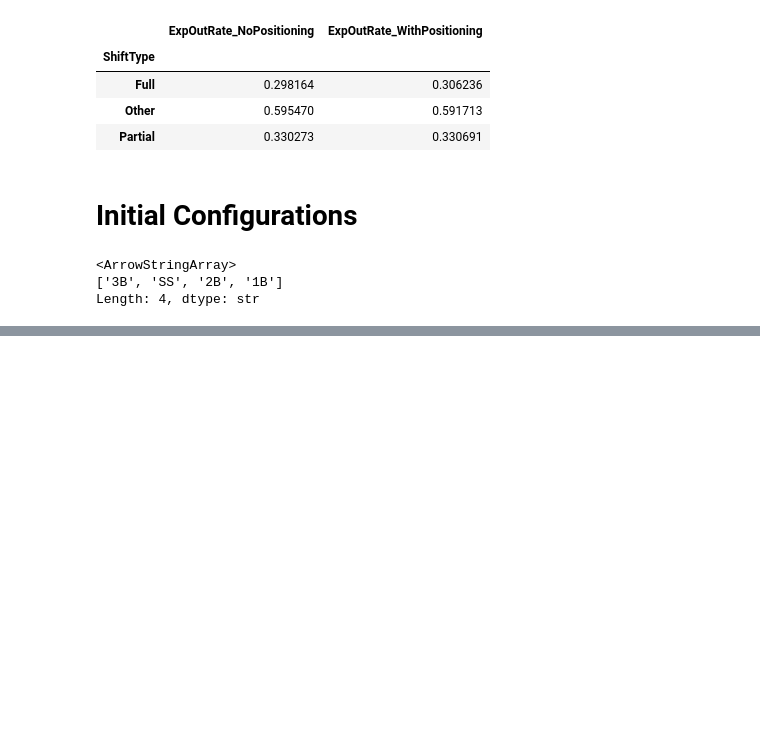
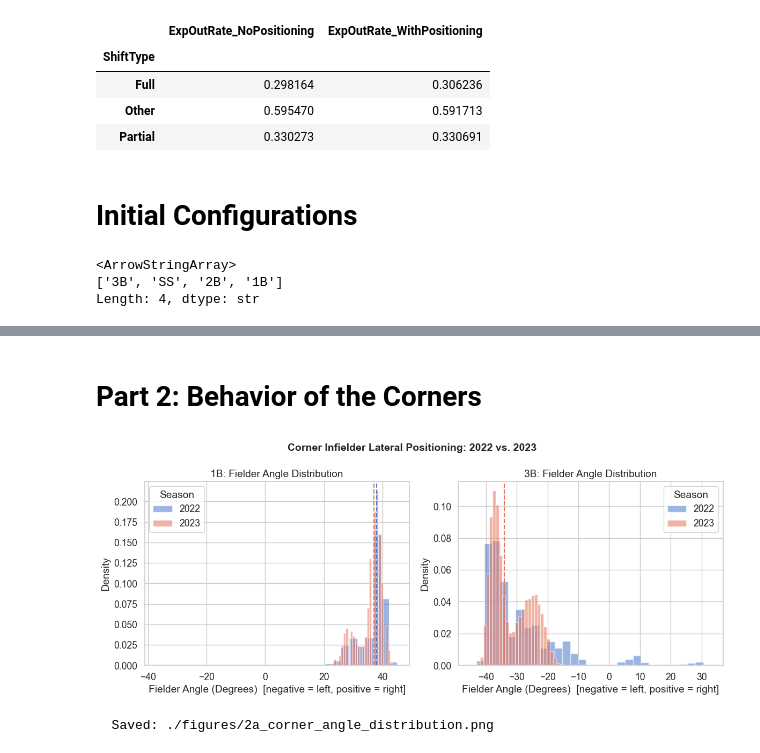
Before and after one commit to natespear521/OSU-MLB-Hackathon-2026, a Jupyter notebook: testnote.ipynb, the cells around one changed output, grey strips where cells are left out. Drawn from its saved outputs; the diff is of its cells as text; code cells hidden in the pictures; blank space fills up the shorter version.

```diff
--- a/testnote.ipynb
+++ b/testnote.ipynb
@@ -205,0 +299,26 @@ YEAR_PALETTE = {2022: "#4878CF", 2023: "#E8735A"}
+# %% [markdown]
+# Part 2: Behavior of the Corners
+# %%
+corners = raw_data[raw_data["Pos"].isin(CORNER_POSITIONS)].copy()
+
+# 2A: Angle distribution (lateral positioning) by position and year
+fig, axes = plt.subplots(1, 2, figsize=(12, 5))
+for ax, pos in zip(axes, CORNER_POSITIONS):
+    sub = corners[corners["Pos"] == pos]
+    for yr, color in YEAR_PALETTE.items():
+        subset = sub[sub["Season"] == yr]["FielderAngle"].dropna()
+        ax.hist(subset, bins=30, alpha=0.55, color=color, label=str(yr), density=True)
+        ax.axvline(subset.median(), color=color, linestyle="--", linewidth=1.5)
+    pos_label = "1B" if pos == CORNER_POSITIONS[0] else "3B"
+    ax.set_title(f"{pos_label}: Fielder Angle Distribution")
+    ax.set_xlabel("Fielder Angle (Degrees)  [negative = left, positive = right]")
+    ax.set_ylabel("Density")
+    ax.legend(title="Season")
+
+fig.suptitle("Corner Infielder Lateral Positioning: 2022 vs. 2023", fontsize=14, weight="bold")
+fig.tight_layout()
+plt.show()
+savefig(fig, "2a_corner_angle_distribution.png")
+# %% [output]
+[figure, added]
+  Saved: ./figures/2a_corner_angle_distribution.png
```
Also changed, not shown: parts of 18 cells of this notebook, 12 other files.
